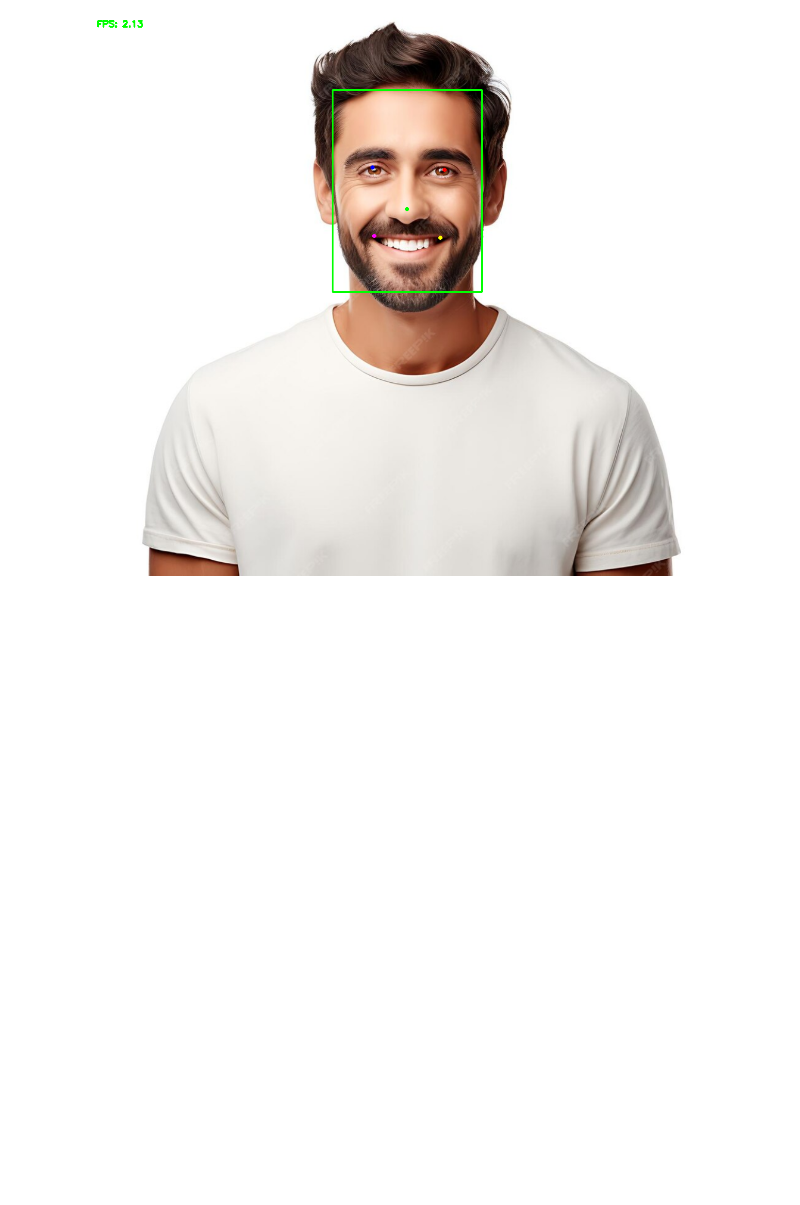
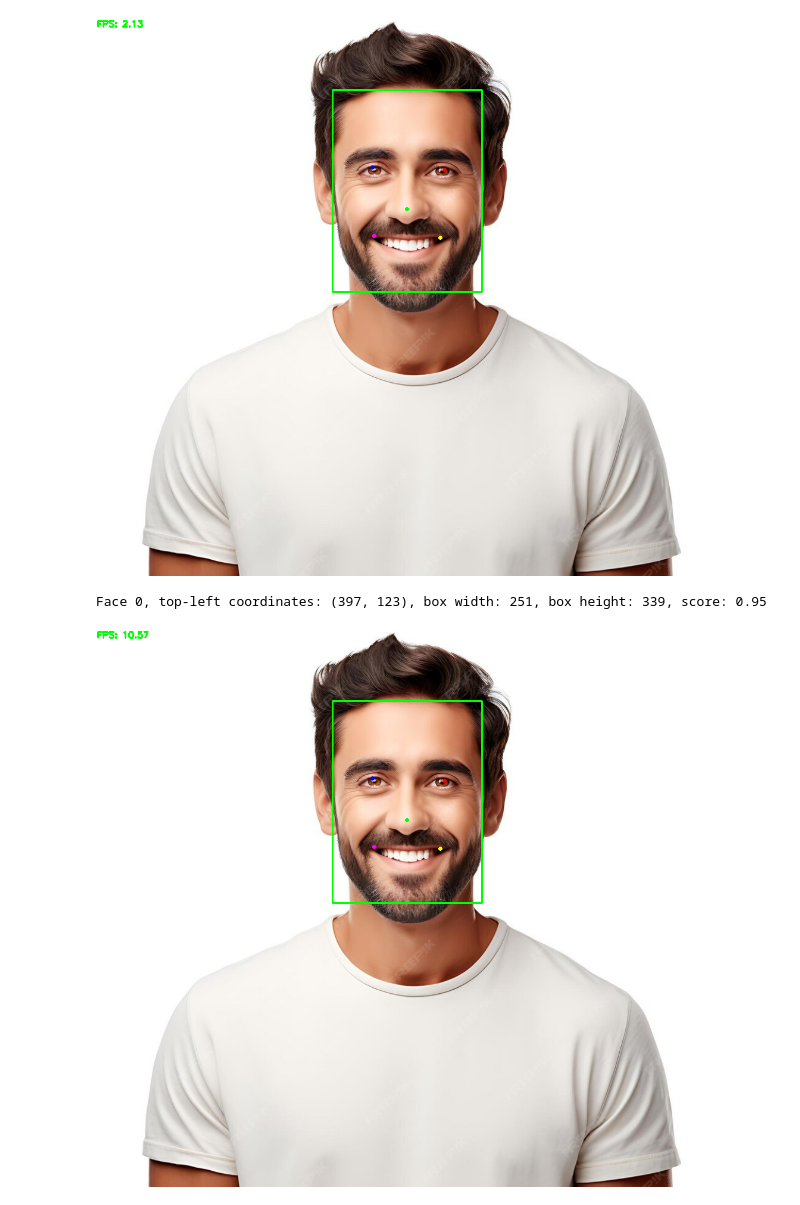
Before and after one commit to ss48/opencv, a Jupyter notebook: Face_Detection_.ipynb, the cells around one changed output. Cells and saved outputs as stored; diff of their text form; code cells hidden in the pictures; blank space fills up the shorter version.

```diff
--- a/Face_Detection_.ipynb
+++ b/Face_Detection_.ipynb
@@ -192,3 +163,74 @@ if __name__ == '__main__':
 # %% [output]
 Face 0, top-left coordinates: (397, 123), box width: 251, box height 339, score: 0.95
 [figure]
+# %%
+import numpy as np
+import cv2 as cv
+from google.colab.patches import cv2_imshow
+
+image1 = "/content/man1.png"
+face_detection_model = "/content/face_detection_yunet.onnx"
+
+scale = 1.0
+score_threshold = 0.9
+nms_threshold = 0.3
+top_k = 5000
+save = False
+
+def visualize(image, faces, fps, thickness=2):
+    if faces[1] is not None:
+        for idx, face in enumerate(faces[1]):
+            print(
+                f"Face {idx}, top-left coordinates: ({face[0]:.0f}, {face[1]:.0f}), "
+                f"box width: {face[2]:.0f}, box height: {face[3]:.0f}, "
+                f"score: {face[-1]:.2f}"
+            )
+
+            coords = face[:-1].astype(np.int32)
+            cv.rectangle(image, (coords[0], coords[1]),
+                         (coords[0] + coords[2], coords[1] + coords[3]),
+                         (0, 255, 0), thickness)
+            cv.circle(image, (coords[4], coords[5]), 2, (255, 0, 0), thickness)
+            cv.circle(image, (coords[6], coords[7]), 2, (0, 0, 255), thickness)
+            cv.circle(image, (coords[8], coords[9]), 2, (0, 255, 0), thickness)
+            cv.circle(image, (coords[10], coords[11]), 2, (255, 0, 255), thickness)
+            cv.circle(image, (coords[12], coords[13]), 2, (0, 255, 255), thickness)
+
+    cv.putText(image, f"FPS: {fps:.2f}", (1, 16),
+               cv.FONT_HERSHEY_SIMPLEX, 0.5, (0, 255, 0), 2)
+
+img1 = cv.imread(image1)
+if img1 is None:
+    raise ValueError(f"Could not read image: {image1}")
+
+img1_width = int(img1.shape[1] * scale)
+img1_height = int(img1.shape[0] * scale)
+img1 = cv.resize(img1, (img1_width, img1_height))
+
+detector = cv.FaceDetectorYN.create(
+    face_detection_model,
+    "",
+    (320, 320),
+    score_threshold,
+    nms_threshold,
+    top_k
+)
+
+tm = cv.TickMeter()
+tm.start()
+detector.setInputSize((img1_width, img1_height))
+faces1 = detector.detect(img1)
+tm.stop()
+
+if faces1[1] is None:
+    raise ValueError(f"Cannot find a face in {image1}")
+
+visualize(img1, faces1, tm.getFPS())
+
+if save:
+    cv.imwrite("/content/result.jpg", img1)
+
+cv2_imshow(img1)
+# %% [output]
+Face 0, top-left coordinates: (397, 123), box width: 251, box height: 339, score: 0.95
+[figure, added]
```
Also changed, not shown: parts of 2 cells of this notebook.
